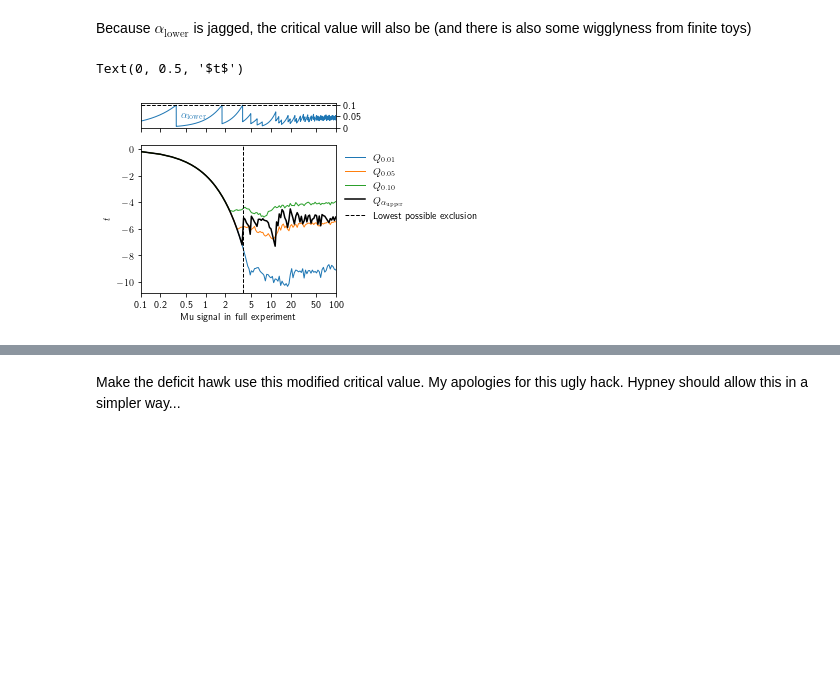
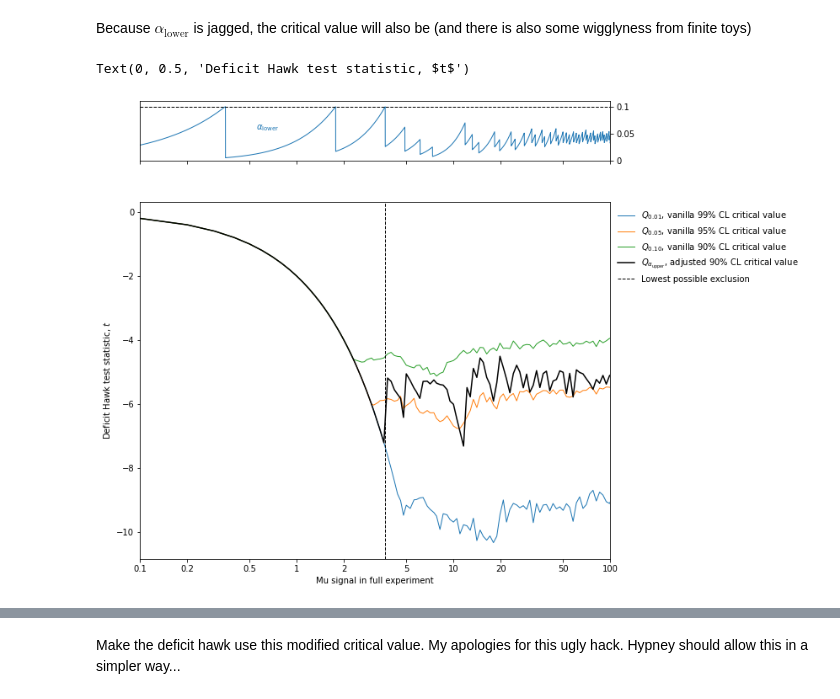
Before and after one commit to plt109/deficithawks, a Jupyter notebook: discovery.ipynb, the cells around one changed output, grey strips where cells are left out. Saved outputs shown, nothing was run; the diff lists cells and outputs as text; code cells hidden in the pictures; blank space fills up the shorter version.

```diff
--- a/discovery.ipynb
+++ b/discovery.ipynb
@@ -279,6 +368,6 @@ Text(0.5, 0, 'Expected signal events in the full experiment')
 # %%
 # Deficit hawk cannot exclude this hypothesis, because alpha is saturated
-mu_never_exclude = mu[np.where(alpha_lower_hr > 0.099)[0][-1]]
+mu_never_exclude = mu[np.where(alpha_lower_hr > saturation_threshold)[0][-1]]
 mu_never_exclude, mu_never_exclude * f_core
 # %% [output]
 (3.665932215167418, 1.0997796645502254)
@@ -299,23 +388,30 @@ ul = hp.UpperLimit(stat, anchors=hp.DEFAULT_RATE_GRID.tolist())
 # %% [markdown]
 Because $\alpha_\text{lower}$ is jagged, the critical value will also be (and there is also some wigglyness from finite toys)
 # %%
+# `alpha_lower` is false exclusion by LL
+# alpha_upper = alpha_total - alpha_lower
 alpha_upper = (1 - confidence_level) - alpha_lower
 
+# `mu_full` is just some ndarray of mu's from [0.1, 1250], 152 elements, I think logspaced
+# Inverse CDF of test statistic from the FixedRegionSimpleHawk
+# `original_critical_t` is the unadjusted critical value for the DH test statistic
 orig_critical_t = stat.dist(quantiles=1 - confidence_level).ppf(rate=mu_full)
 
+# adjusted critical value
 critical_t = np.array([
     stat.dist(quantiles=alpha).ppf(rate=mu)
     for alpha, mu in zip(alpha_upper, tqdm(mu_full))],
 )
 
-
-
+# start of complicated plot with shared x axis (signal expectation in full region)
 f, axes = plt.subplots(
     2, 1,
-    figsize=(3.5, 3.5),
+    figsize=(10, 10),
+    facecolor='w',
     sharex=True,
     gridspec_kw=dict(height_ratios=[1,6]))
 
+# top plot: probability LL screwed up, high res version
 ax = axes[0]
 plt.sca(ax)
 common.log_x(0.1, 100)
@@ -326,38 +422,41 @@ plt.plot(mu,
 plt.text(0.65, 0.06, r"$\alpha_\mathrm{lower}$",
          c='C0',
          ha='center', va='center')
-plt.axhline(0.1, linewidth=1, c='k', linestyle='--')
+plt.axhline(1-confidence_level, linewidth=1, c='k', linestyle='--')
 
 plt.ylim(0, 0.11)
 plt.yticks([0, .05, .1])
 ax.yaxis.set_major_formatter(matplotlib.ticker.FormatStrFormatter('%g'))
 ax.yaxis.tick_right()
 
+# bottom plot: critical values (inverse CDF) of different flavours
 ax = axes[1]
 plt.sca(ax)
 
+# for 99, 95, 90% CL UL 1-sided
 for alpha in [0.01, 0.05, 0.1]:
     y = stat.dist(quantiles=alpha).ppf(rate=mu_full)
     plt.plot(mu_full,
              stat.dist(quantiles=alpha).ppf(rate=mu_full),
-             label=f'$Q_{{{alpha:.2f}}}$',
+             label=f'$Q_{{{alpha:.2f}}}$, vanilla {(1.-alpha)*100.:.0f}% CL critical value',
              linewidth=1)
 
-
+# adjusted 90% CL critical value
 plt.plot(mu_full,
          critical_t,
-         label=r'$Q_{\alpha_\mathrm{upper}}$',
+         label=fr'$Q_{{\alpha_\mathrm{{upper}}}}$, adjusted {confidence_level*100.:.0f}% CL critical value',
          c='k')
 
+# vertical dotted line
 plt.axvline(
     mu_never_exclude,
     c='k', linestyle='--', linewidth=1,
     label='Lowest possible exclusion')
 
 plt.legend(loc='upper left', bbox_to_anchor=(1,1), frameon=False)
 
 plt.xlabel("Mu signal in full experiment")
-plt.ylabel("$t$")
+plt.ylabel("Deficit Hawk test statistic, $t$")
 # %% [output]
-Text(0, 0.5, '$t$')
+Text(0, 0.5, 'Deficit Hawk test statistic, $t$')
-[figure, old version]
+[figure, new version]
```
Also changed, not shown: parts of 29 cells of this notebook.
